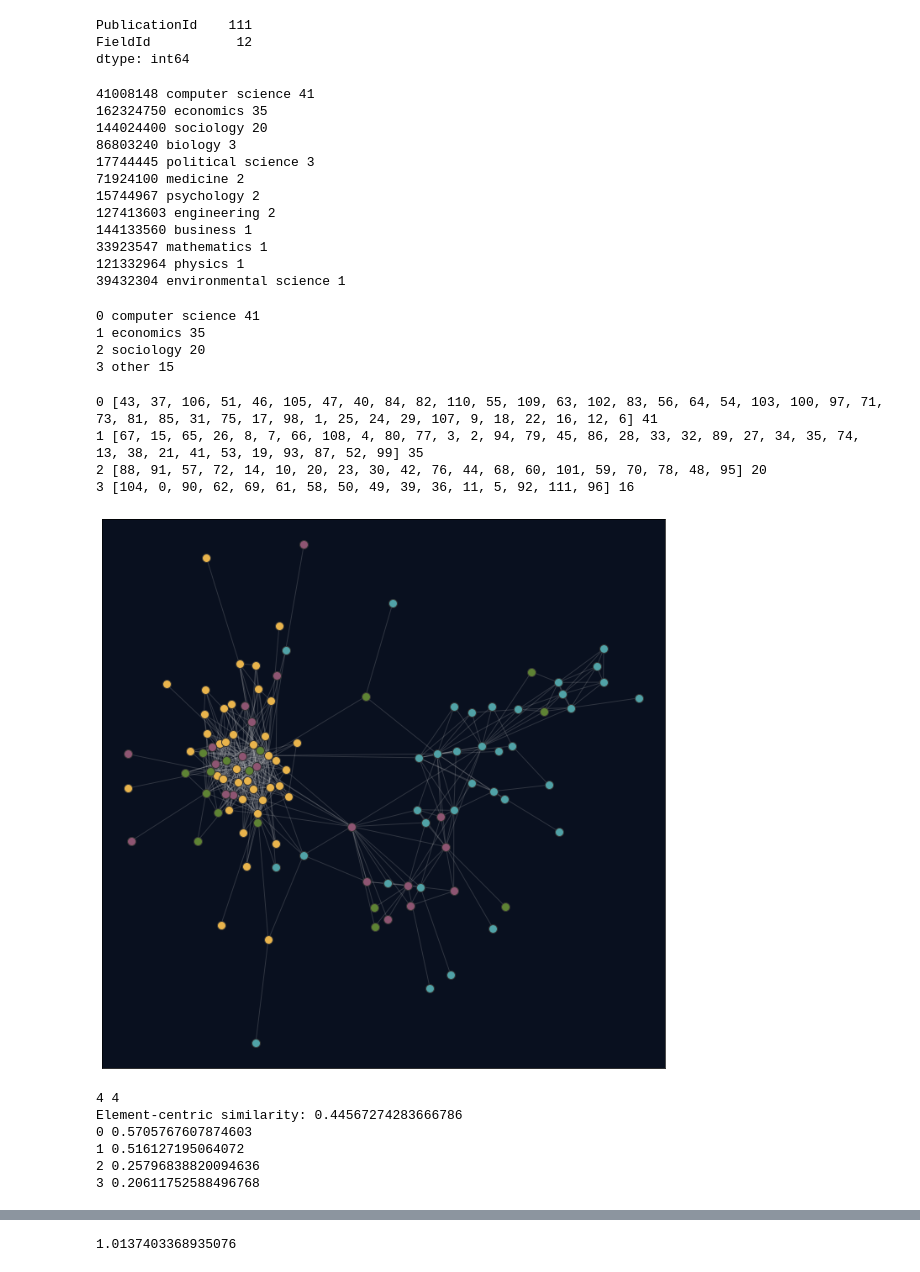
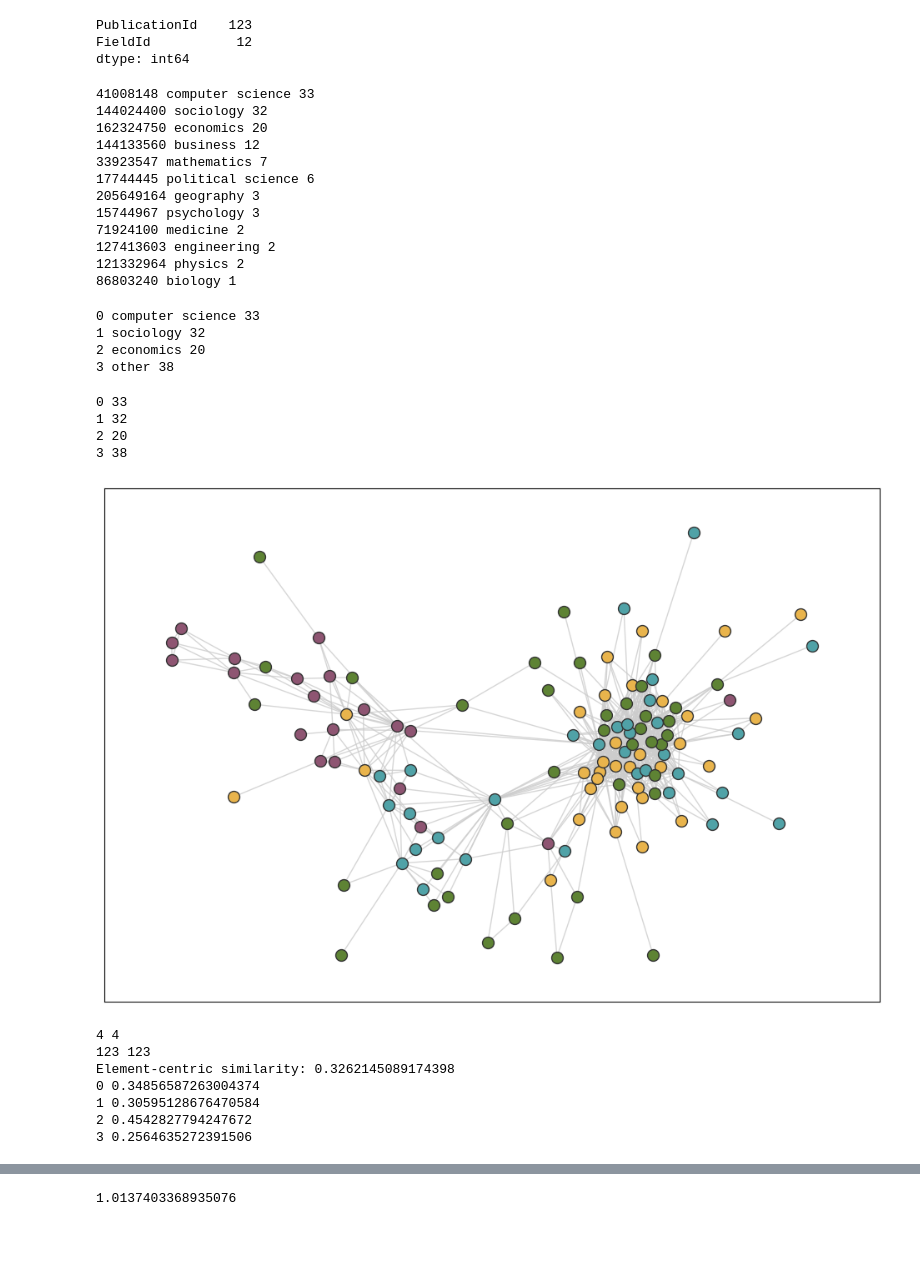
Before and after one commit to SciSciCollective/pyscisci, a Jupyter notebook: examples/Network_Examples/Example of Cocitation Network.ipynb, the cells around one changed output, grey strips where cells are left out. Drawn from its saved outputs; the diff is of its cells as text; code cells hidden in the pictures; blank space fills up the shorter version.

```diff
--- a/examples/Network_Examples/Example of Cocitation Network.ipynb
+++ b/examples/Network_Examples/Example of Cocitation Network.ipynb
@@ -59,7 +59,7 @@ print("{0} citing publications produce {1} co-cited publications".format(pub2ref
 # %%
 # now lets get the field information
 
-finfo = mymag.fieldinfo_df
+finfo = mymag.fieldinfo
 
 # we'll take the fields at level 0
 lvl0fields = finfo.loc[finfo['FieldLevel'] == 0][['FieldId', 'FieldName']]
@@ -72,3 +72,8 @@ fid2name = {fid:fname for fid, fname in lvl0fields.values}
 # and level 0 fields
 pub2field = mymag.load_pub2field(filter_dict={'PublicationId':np.sort(pub2ref['CitedPublicationId'].unique()),
                                               'FieldId':np.sort(lvl0fields['FieldId'].unique())})
+# %%
+pubs_with_field = np.sort(pub2field['PublicationId'].values)
+pub2ref = pub2ref.loc[pyscisci.isin_sorted(pub2ref['CitedPublicationId'].values, pubs_with_field)].copy()
+
+pub2ref.nunique()
@@ -114,10 +123,10 @@ lccmat = spsparse.coo_matrix(spsparse.csr_matrix(mat)[lcc][:,lcc])
 # %%
 cocite_pubs = np.sort(list(cocite2int.keys()))
-cocite_fields = pub2field_df.loc[pyscisci.isin_sorted(pub2field['PublicationId'].values, cocite_pubs)].copy()
+cocite_fields = pub2field.loc[pyscisci.isin_sorted(pub2field['PublicationId'].values, cocite_pubs)].copy()
 
 cocite_fields.nunique()
 # %% [output]
-PublicationId    111
+PublicationId    123
 FieldId           12
 dtype: int64
 # %%
@@ -128,18 +137,18 @@ fieldcount = cocite_fields['FieldId'].value_counts(ascending=False)
 for idx in fieldcount.index.values:
     print(idx, fid2name[idx], fieldcount.get(idx))
 # %% [output]
-41008148 computer science 41
-162324750 economics 35
-144024400 sociology 20
-86803240 biology 3
-17744445 political science 3
+41008148 computer science 33
+144024400 sociology 32
+162324750 economics 20
+144133560 business 12
+33923547 mathematics 7
+17744445 political science 6
+205649164 geography 3
+15744967 psychology 3
 71924100 medicine 2
-15744967 psychology 2
 127413603 engineering 2
-144133560 business 1
-33923547 mathematics 1
-121332964 physics 1
-39432304 environmental science 1
+121332964 physics 2
+86803240 biology 1
 # %%
 # we are going to take the largest 3 fields, and group together all of the remaining fields into an "other"
 max_fields = 3
@@ -159,10 +168,10 @@ for idx in fieldcount.index.values[:(max_fields+1)]:
 
 print(max_fields, "other", fieldcount.get(max_fields))
 # %% [output]
-0 computer science 41
-1 economics 35
-2 sociology 20
-3 other 15
+0 computer science 33
+1 sociology 32
+2 economics 20
+3 other 38
 # %%
 #field2color = {0:'#DE9E36', 1:'#EF6461',4:'#C287E8',3:'#DFB2F4',2:'#87BFFF'}
 field2color = {0:'#E9B44C', 1:'#50A2A7',2:'#8E5572', 3:'#5E8334'}
@@ -172,40 +181,41 @@ for pid, fid in cocite_fields[['PublicationId', 'RemappedFields']].values:
     field2node[fid].append(cocite2int[pid])
 
 # finally, one publication didnt have a field label
-field2node[3].append(96)
+#field2node[3].append(96)
 # %%
 g = nx.Graph(lccmat)
 
 pos = nx.drawing.nx_agraph.graphviz_layout(g, prog='sfdp')
 # %%
-fig, ax = plt.subplots(1,1,figsize=(12,12))
+fig, ax = plt.subplots(1,1,figsize=(12,8))
 
 
 
 nx.draw_networkx_edges(g, pos, edgelist=g.edges(),
         edge_color = '0.8',
-        alpha=0.2,
+        alpha=0.8,
         ax=ax)
 
 for fid in field2node.keys():
+    print(fid, len(field2node[fid]))
     nx.draw_networkx_nodes(g.subgraph(field2node[fid]), pos,
         node_size= 100,
         node_color=field2color[fid],
         edgecolors='0.2', # node outline
                        vmax = 5,
         ax = ax)
-    print(fid, field2node[fid], len(g.subgraph(field2node[fid])))
+    #print(fid, field2node[fid], len(g.subgraph(field2node[fid])))
 
-ax.set_facecolor('#09101F')
+#ax.set_facecolor('#09101F')
 
-#plt.savefig('DiversityCocitiation.pdf')
+plt.savefig('StirlingCocitiation.pdf')
 plt.show()
 # %% [output]
-0 [43, 37, 106, 51, 46, 105, 47, 40, 84, 82, 110, 55, 109, 63, 102, 83, 56, 64, 54, 103, 100, 97, 71, 73, 81, 85, 31, 75, 17, 98, 1, 25, 24, 29, 107, 9, 18, 22, 16, 12, 6] 41
-1 [67, 15, 65, 26, 8, 7, 66, 108, 4, 80, 77, 3, 2, 94, 79, 45, 86, 28, 33, 32, 89, 27, 34, 35, 74, 13, 38, 21, 41, 53, 19, 93, 87, 52, 99] 35
-2 [88, 91, 57, 72, 14, 10, 20, 23, 30, 42, 76, 44, 68, 60, 101, 59, 70, 78, 48, 95] 20
-3 [104, 0, 90, 62, 69, 61, 58, 50, 49, 39, 36, 11, 5, 92, 111, 96] 16
+0 33
+1 32
+2 20
+3 38
-[figure, old version]
+[figure, new version]
 # %%
 # we use cdlib to conduct community dectection in networks
 # pip install cdlib
@@ -224,6 +234,7 @@ field_communities = Clustering(clu2elm_dict = field2node)
 
 
 print(louvain_communities.n_clusters, field_communities.n_clusters)
+print(louvain_communities.n_elements, field_communities.n_elements)
 
 print("Element-centric similarity: {}".format(sim.element_sim(louvain_communities, field_communities, alpha = 0.9)) )
 
@@ -233,11 +244,12 @@ for c, elist in field2node.items():
     print(c, elscore[elist].mean())
 # %% [output]
 4 4
-Element-centric similarity: 0.44567274283666786
-0 0.5705767607874603
-1 0.516127195064072
-2 0.25796838820094636
-3 0.20611752588496768
+123 123
+Element-centric similarity: 0.3262145089174398
+0 0.34856587263004374
+1 0.30595128676470584
+2 0.4542827794247672
+3 0.2564635272391506
 # %%
 # draw the louvain clusters
 
```
Also changed, not shown: parts of 6 cells of this notebook, 4 other files.
